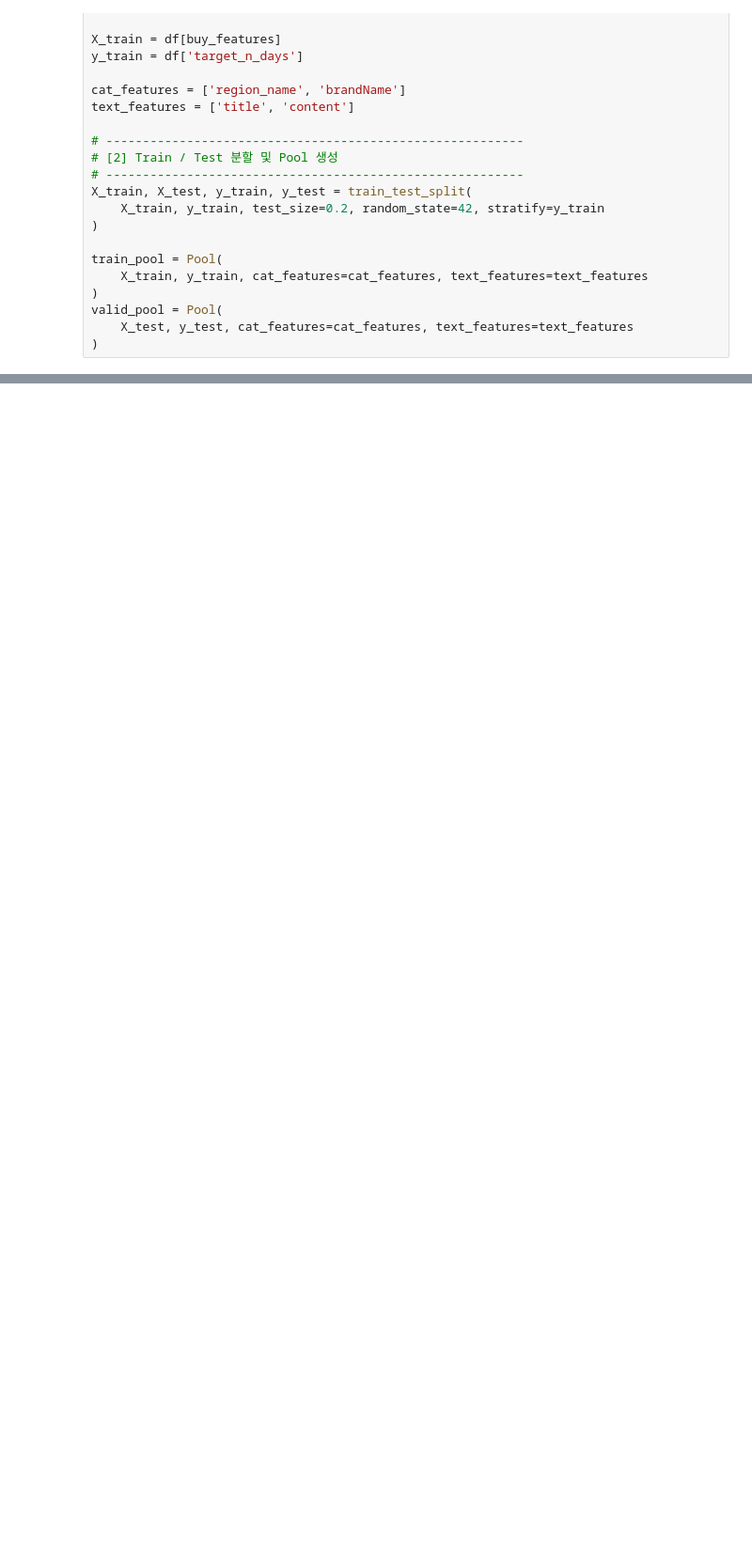
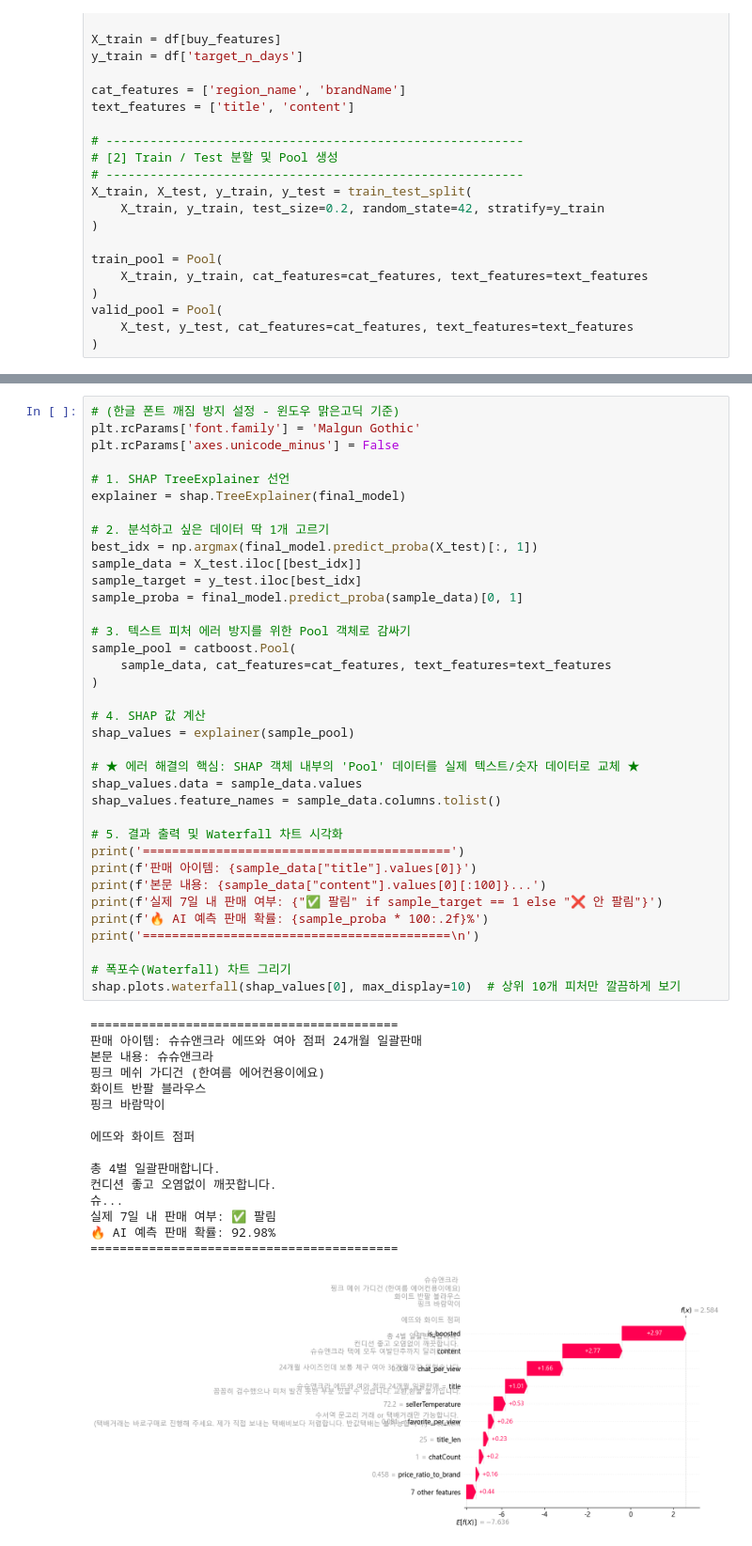
Before and after one commit to PotenUP3-02-Daangn-Marke/pj02_Daangn-marke, a Jupyter notebook: notebooks/daangn-test00.ipynb, the cells around one changed output, grey strips where cells are left out. Shown at 94% size. Drawn from its saved outputs; the diff is of its cells as text; blank space fills up the shorter version.

```diff
--- a/notebooks/daangn-test00.ipynb
+++ b/notebooks/daangn-test00.ipynb
@@ -829,0 +974,53 @@ KeyboardInterrupt:
+# %%
+# (한글 폰트 깨짐 방지 설정 - 윈도우 맑은고딕 기준)
+plt.rcParams['font.family'] = 'Malgun Gothic'
+plt.rcParams['axes.unicode_minus'] = False
+
+# 1. SHAP TreeExplainer 선언
+explainer = shap.TreeExplainer(final_model)
+
+# 2. 분석하고 싶은 데이터 딱 1개 고르기
+best_idx = np.argmax(final_model.predict_proba(X_test)[:, 1])
+sample_data = X_test.iloc[[best_idx]]
+sample_target = y_test.iloc[best_idx]
+sample_proba = final_model.predict_proba(sample_data)[0, 1]
+
+# 3. 텍스트 피처 에러 방지를 위한 Pool 객체로 감싸기
+sample_pool = catboost.Pool(
+    sample_data, cat_features=cat_features, text_features=text_features
+)
+
+# 4. SHAP 값 계산
+shap_values = explainer(sample_pool)
+
+# ★ 에러 해결의 핵심: SHAP 객체 내부의 'Pool' 데이터를 실제 텍스트/숫자 데이터로 교체 ★
+shap_values.data = sample_data.values
+shap_values.feature_names = sample_data.columns.tolist()
+
+# 5. 결과 출력 및 Waterfall 차트 시각화
+print('==========================================')
+print(f'판매 아이템: {sample_data["title"].values[0]}')
+print(f'본문 내용: {sample_data["content"].values[0][:100]}...')
+print(f'실제 7일 내 판매 여부: {"✅ 팔림" if sample_target == 1 else "❌ 안 팔림"}')
+print(f'🔥 AI 예측 판매 확률: {sample_proba * 100:.2f}%')
+print('==========================================\n')
+
+# 폭포수(Waterfall) 차트 그리기
+shap.plots.waterfall(shap_values[0], max_display=10)  # 상위 10개 피처만 깔끔하게 보기
+# %% [output]
+==========================================
+판매 아이템: 슈슈앤크라 에뜨와 여아 점퍼 24개월 일괄판매
+본문 내용: 슈슈앤크라
+핑크 메쉬 가디건 (한여름 에어컨용이에요)
+화이트 반팔 블라우스
+핑크 바람막이
+
+에뜨와 화이트 점퍼
+
+총 4벌 일괄판매합니다.
+컨디션 좋고 오염없이 깨끗합니다.
+슈...
+실제 7일 내 판매 여부: ✅ 팔림
+🔥 AI 예측 판매 확률: 92.98%
+==========================================
+[figure, added]
```
Also changed, not shown: parts of 11 cells of this notebook.
